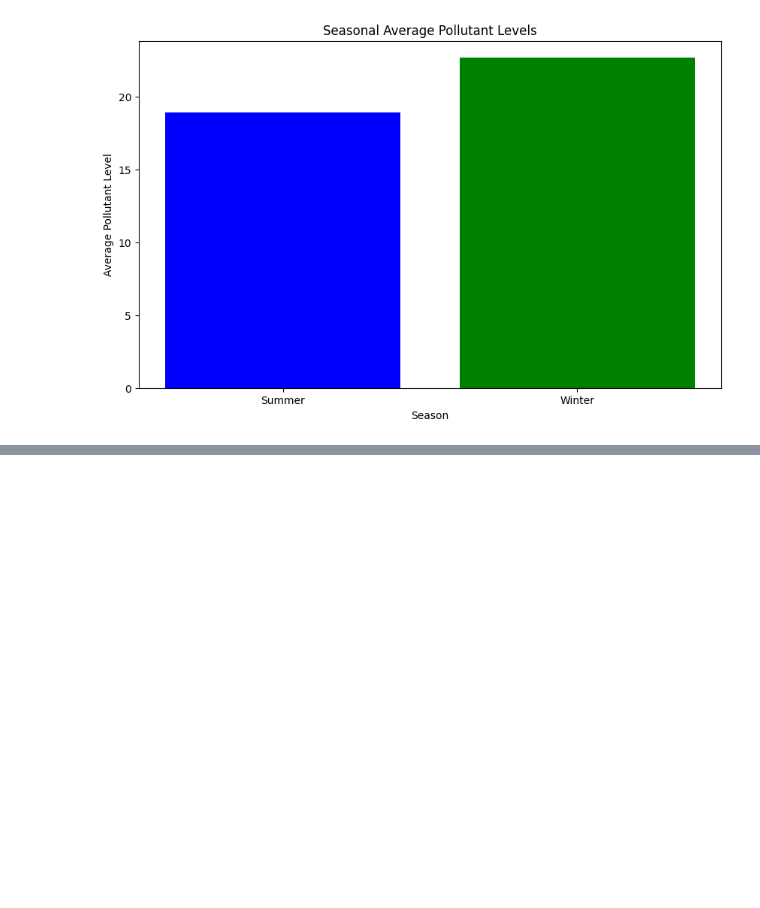
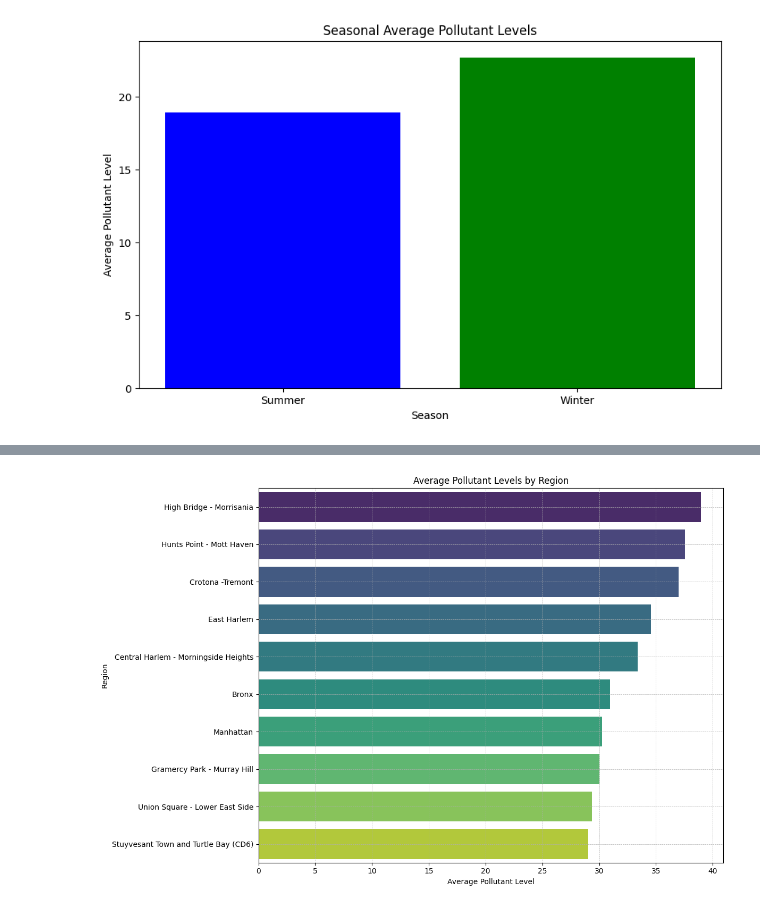
Before and after one commit to Esubaalew/AirQualityAnalysisN, a Jupyter notebook: analyze.ipynb, the cells around one changed output, grey strips where cells are left out. Drawn from its saved outputs; the diff is of its cells as text; code cells hidden in the pictures; blank space fills up the shorter version.

Commit message:
heatmap and so on

```diff
--- a/analyze.ipynb
+++ b/analyze.ipynb
@@ -263,3 +263,17 @@ def plot_seasonal_trends(data_path):
 plot_seasonal_trends(path)
 # %% [output]
 [figure]
+# %%
+def get_pollutant_distribution_by_region(data):
+    """
+    Calculate the average pollutant levels for each region.
+
+    Parameters:
+    data (DataFrame): The input DataFrame containing air pollutant data.
+
+    Returns:
+    DataFrame: A DataFrame with columns 'Geo Place Name' and 'Data Value' for average pollutant levels.
+    """
+    region_trends = data.groupby('Geo Place Name')['Data Value'].mean().reset_index()
+    region_trends = region_trends.sort_values(by='Data Value', ascending=False)
+    return region_trends
@@ -265,0 +296,25 @@ plot_seasonal_trends(path)
+# %%
+def plot_pollutant_distribution_by_region(data_path, n=10):
+    """
+    Plot the distribution of pollutants across different geographical areas.
+
+    Parameters:
+    data_path (str): The file path to the input CSV file containing air pollutant data.
+    n (int): The number of top regions to display.
+    """
+    data = get_clean_data(data_path)
+    region_trends = get_pollutant_distribution_by_region(data)[:n]
+
+    plt.figure(figsize=(12, 8))
+    sns.barplot(x='Data Value', y='Geo Place Name', data=region_trends, palette='viridis', hue='Geo Place Name', dodge=False, legend=False)
+    plt.title('Average Pollutant Levels by Region')
+    plt.xlabel('Average Pollutant Level')
+    plt.ylabel('Region')
+    plt.grid(True, linestyle='--', linewidth=0.5)
+
+    plt.tight_layout()
+    plt.show()
+# %%
+plot_pollutant_distribution_by_region(data_path=path)
+# %% [output]
+[figure, added]
```
Also changed, not shown: parts of 5 cells of this notebook.
